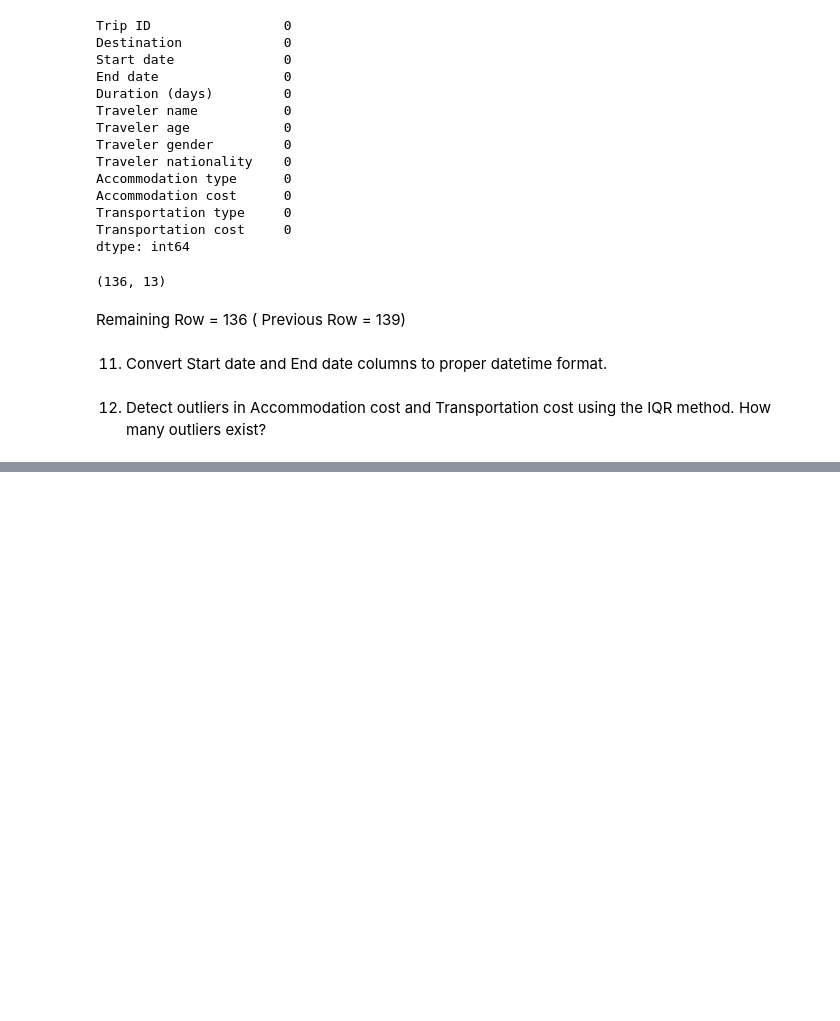
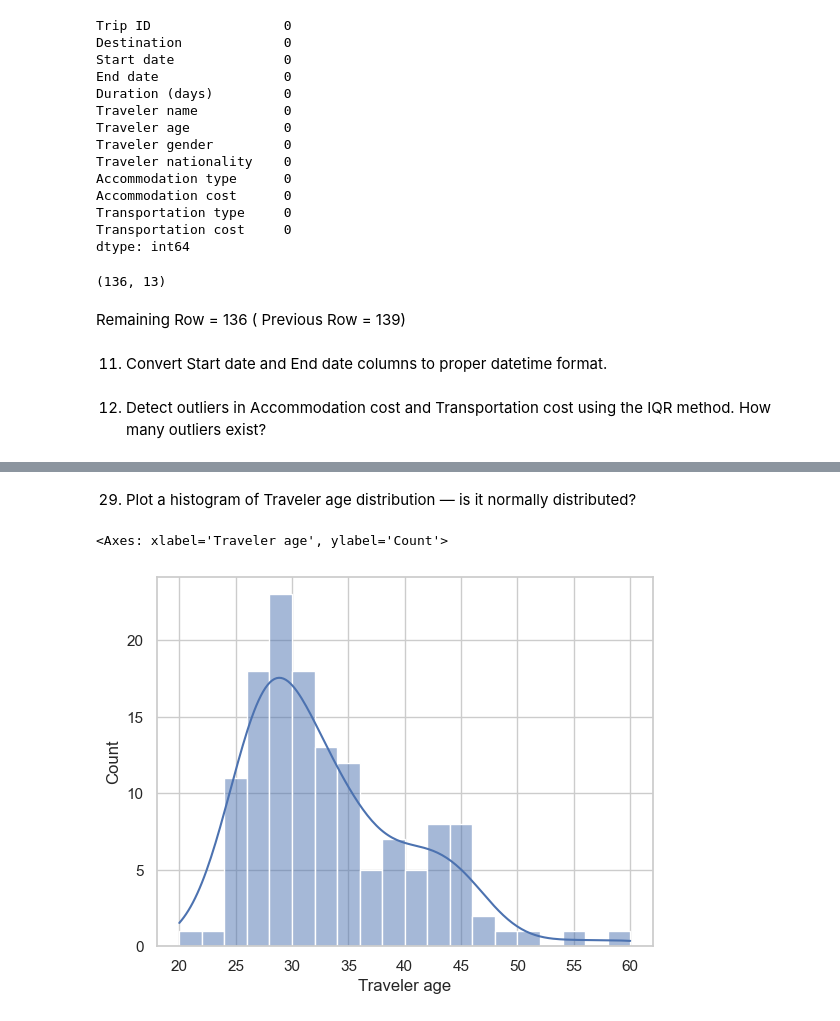
Before and after one commit to bikashsahani/Travel-Data-Analysis, a Jupyter notebook: Travel_data_analysis.ipynb, the cells around one changed output, grey strips where cells are left out. Saved outputs shown, nothing was run; the diff lists cells and outputs as text; code cells hidden in the pictures; blank space fills up the shorter version.

```diff
--- a/Travel_data_analysis.ipynb
+++ b/Travel_data_analysis.ipynb
@@ -324,0 +586,12 @@ data['End date'] = pd.to_datetime(data['End date'])
+# %% [markdown]
+29. Plot a histogram of Traveler age distribution — is it normally distributed?
+# %%
+sns.histplot(
+data=data,
+x='Traveler age', # numeric variable
+bins=20, # number of bins (or 'auto')
+kde=True, # overlay KDE curve
+)
+# %% [output]
+<Axes: xlabel='Traveler age', ylabel='Count'>
+[figure, added]
```
Also changed, not shown: parts of 64 cells of this notebook.
